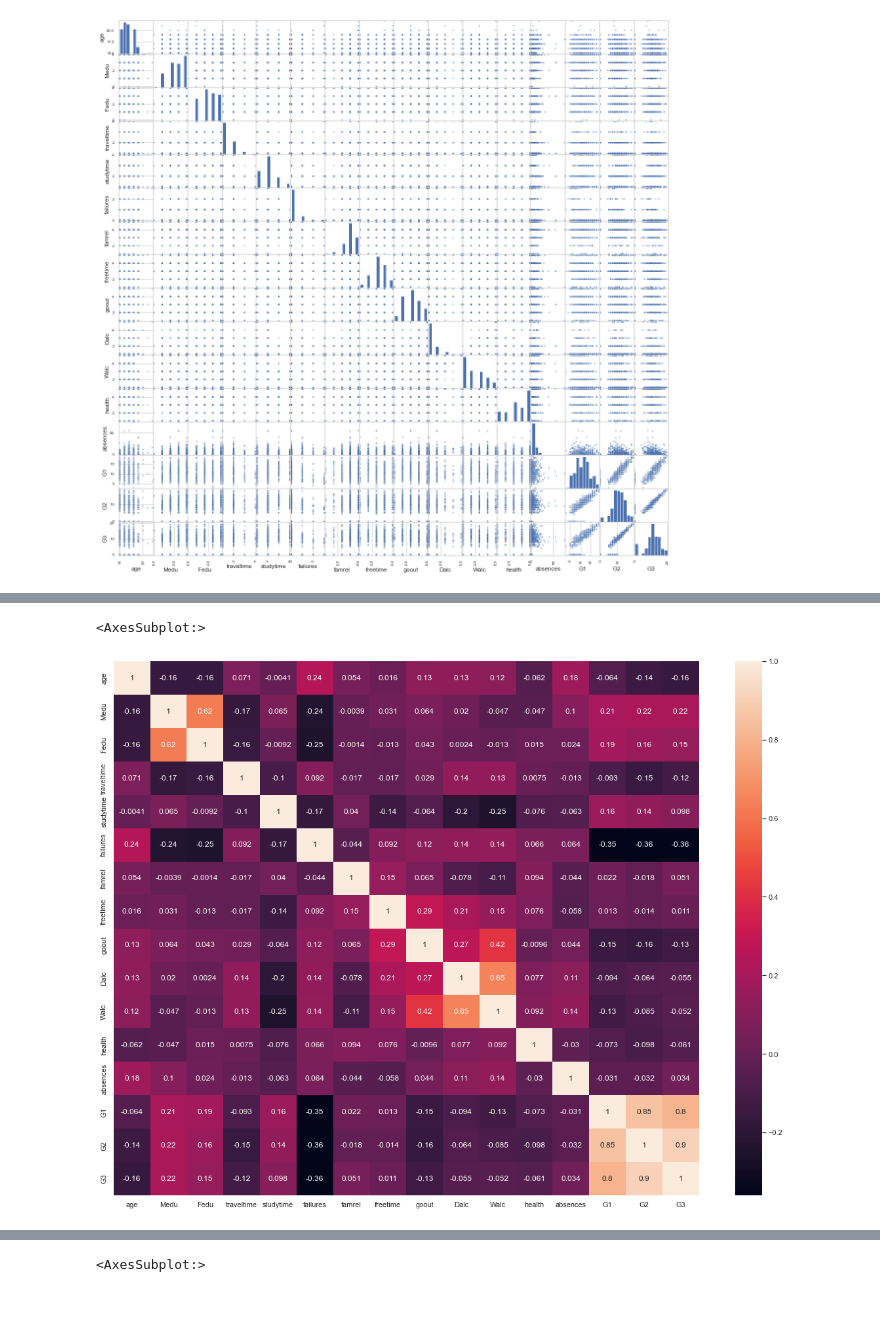
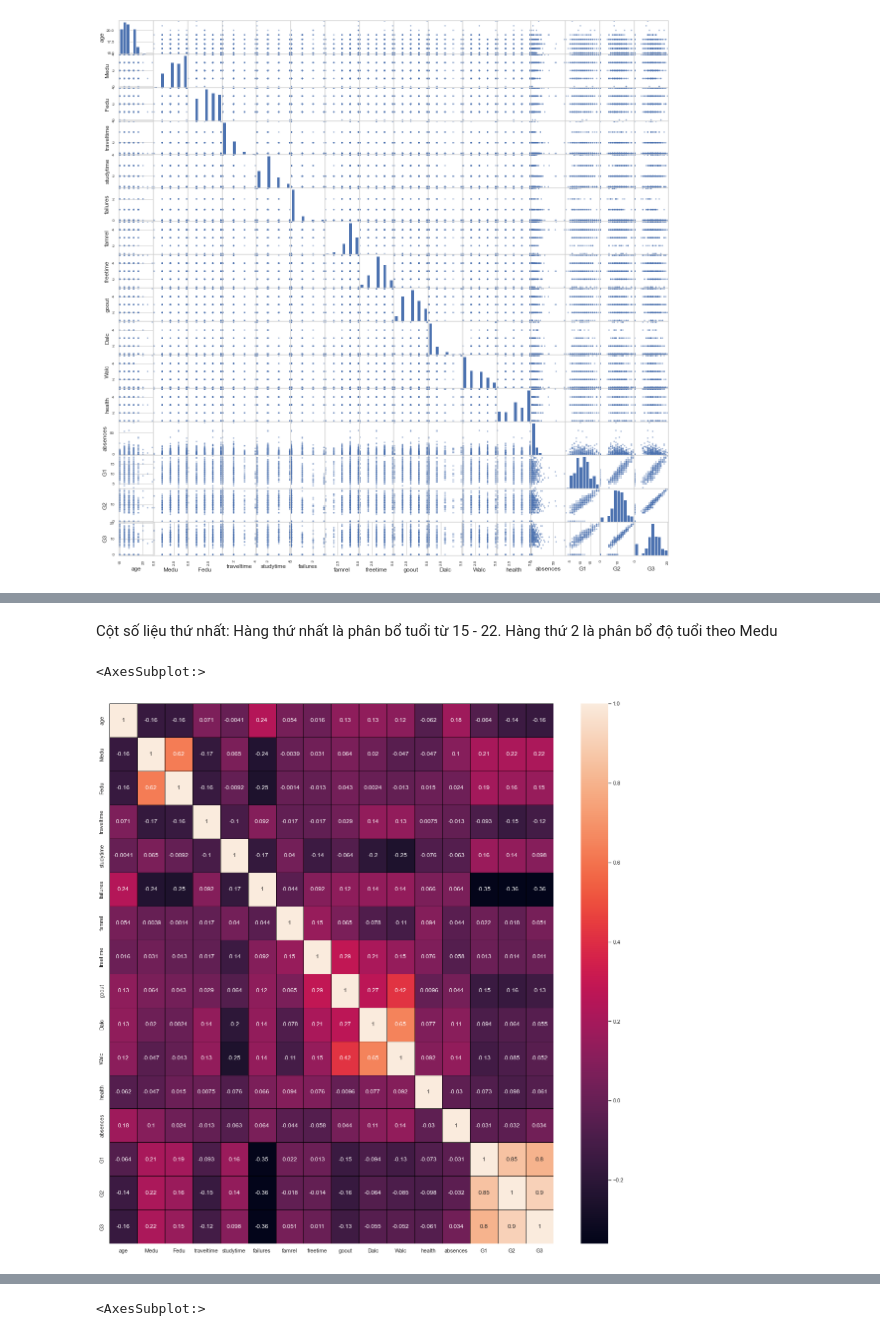
Before and after one commit to minhduckan123/bai2, a Jupyter notebook: Comp-615-Assignment_edit2.ipynb, the cells around one changed output, grey strips where cells are left out. Saved outputs shown, nothing was run; the diff lists cells and outputs as text; code cells hidden in the pictures; blank space fills up the shorter version.

```diff
--- a/Comp-615-Assignment_edit2.ipynb
+++ b/Comp-615-Assignment_edit2.ipynb
@@ -125,11 +127,9 @@ sns.set_theme ( style= "whitegrid")
 plt.figure ( figsize= (12,8))
 plt.title("Distribution by G1")
 sns.histplot( data= Student_mat.G1  , bins = 21 , binwidth= 1 , binrange=  ( 0,21))
-sns.set_theme ( style= "whitegrid")
 plt.figure ( figsize= (12,8))
 plt.title("Distribution by G2")
 sns.histplot( data= Student_mat.G2  , bins = 21 , binwidth= 1 , binrange=  ( 0,21))
-sns.set_theme ( style= "whitegrid")
 plt.figure ( figsize= (12,8))
 plt.title("Distribution by G3")
 sns.histplot( data= Student_mat.G3  , bins = 21 , binwidth= 1 , binrange=  ( 0,21))
@@ -160,10 +188,15 @@ plt.show()
+# %% [markdown]
+Cột số liệu thứ nhất:
+Hàng thứ nhất là phân bổ tuổi từ 15 - 22.
+Hàng thứ 2 là phân bổ độ tuổi theo Medu
 # %%
 # pearson  ( plot corr )
-plt.figure(figsize=(20,15))
-sns.heatmap(Student_mat.corr(method='pearson', min_periods=1),annot=True)
+plt.subplots(figsize=(20,20))
+sns.heatmap(Student_mat.corr(),annot=True,
+            linewidths= 1, linecolor= 'black')
 # %% [output]
 <AxesSubplot:>
-[figure, old version]
+[figure, new version]
 # %%
 Student_mat.corr()
 # %% [output]
```
Also changed, not shown: parts of 5 cells of this notebook.
